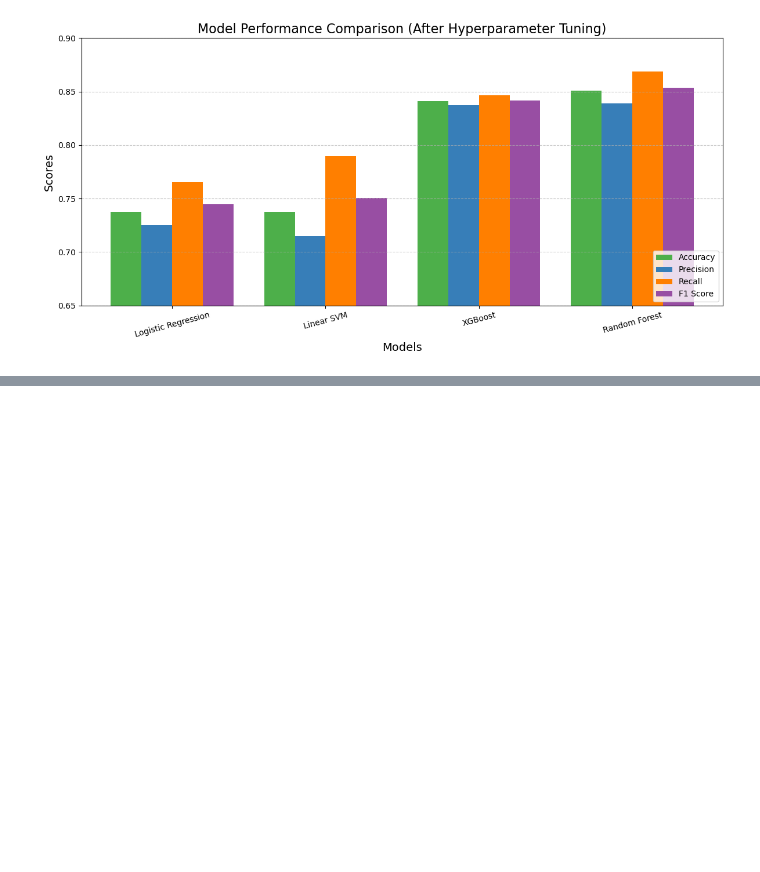
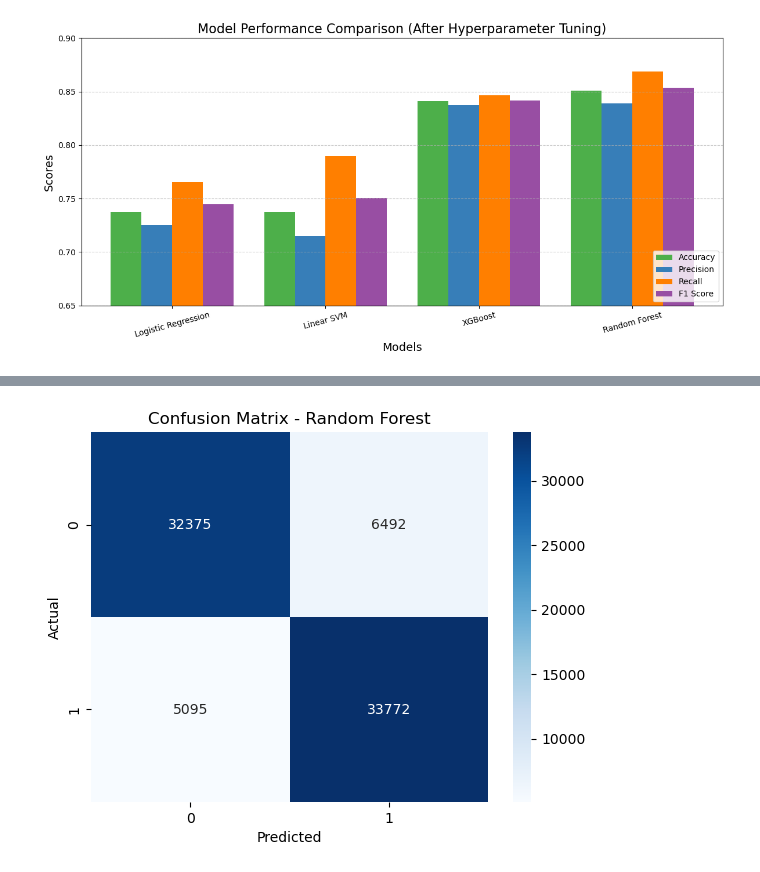
Before and after one commit to najmul19/diabetics_classification_from_daily_activities, a Jupyter notebook: diabatics/diabetics_classification_from_daily_activities.ipynb, the cells around one changed output, grey strips where cells are left out. Drawn from its saved outputs; the diff is of its cells as text; code cells hidden in the pictures; blank space fills up the shorter version.

```diff
--- a/diabatics/diabetics_classification_from_daily_activities.ipynb
+++ b/diabatics/diabetics_classification_from_daily_activities.ipynb
@@ -1307,3 +1307,31 @@ plt.tight_layout()
 plt.show()
 # %% [output]
 [figure]
+# %%
+#Final model training on full train set
+from sklearn.ensemble import RandomForestClassifier
+
+#Final model with best hyperparameters
+final_rf = RandomForestClassifier(
+    n_estimators=100,
+    min_samples_split=5,
+    min_samples_leaf=1,
+    max_features='log2',
+    max_depth=20,
+    random_state=42
+)
+
+#Train on full training data
+final_rf.fit(X_train, y_train)
+
+#prediction
+y_pred = final_rf.predict(X_test)
+y_prob = final_rf.predict_proba(X_test)[:, 1]
+
+#Classification Report
+print("Classification Report:\n")
+print(classification_report(y_test, y_pred))
+
+#ROC-AUC Score
+roc_score = roc_auc_score(y_test, y_prob)
+print("ROC-AUC Score:", roc_score)
@@ -1309,0 +1351,10 @@ plt.show()
+# %%
+#Confusion Matrix
+cm = confusion_matrix(y_test, y_pred)
+sns.heatmap(cm, annot=True, fmt='d', cmap='Blues')
+plt.title("Confusion Matrix - Random Forest")
+plt.xlabel("Predicted")
+plt.ylabel("Actual")
+plt.show()
+# %% [output]
+[figure, added]
```
Also changed, not shown: parts of 4 cells of this notebook.
